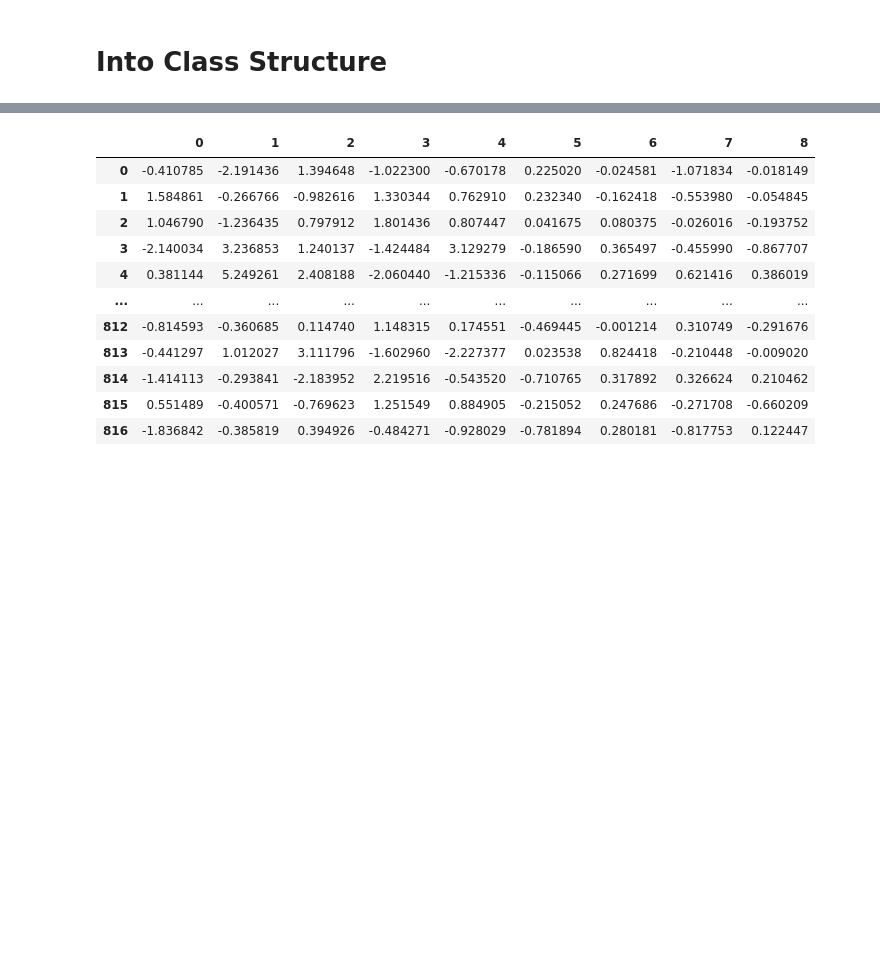
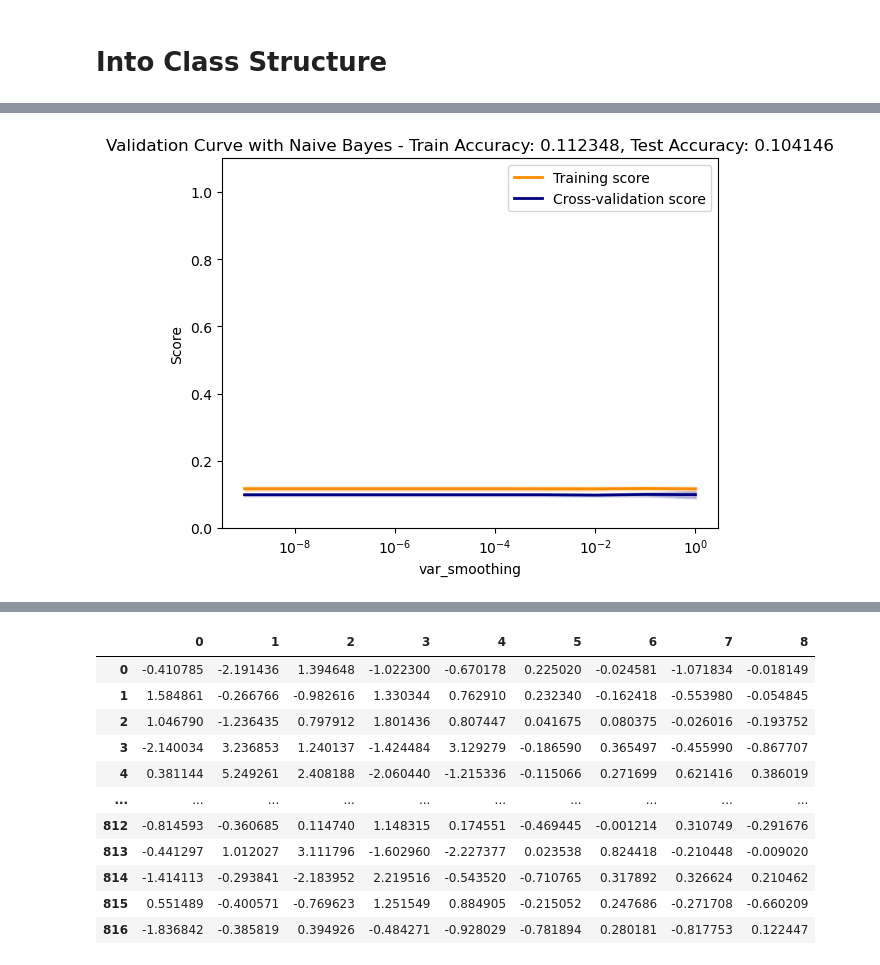
Before and after one commit to arbazameerk/J.A.R.V.I.S-URDU, a Jupyter notebook: Data_preprocessing and Feature Selection/J.A.R.V.I.S -- Feature Splitting, Scaling, and Selection.ipynb, the cells around one changed output, grey strips where cells are left out. Drawn from its saved outputs; the diff is of its cells as text; code cells hidden in the pictures; blank space fills up the shorter version.

```diff
--- a/Data_preprocessing and Feature Selection/J.A.R.V.I.S -- Feature Splitting, Scaling, and Selection.ipynb
+++ b/Data_preprocessing and Feature Selection/J.A.R.V.I.S -- Feature Splitting, Scaling, and Selection.ipynb
@@ -369,0 +488,4 @@ fc.correlation(X)
+# %%
+model_trainer.train_naive_bayes(X_train, y_train, X_test, y_test)
+# %% [output]
+[figure, added]
```
Also changed, not shown: parts of 31 cells of this notebook, 4 other files.
